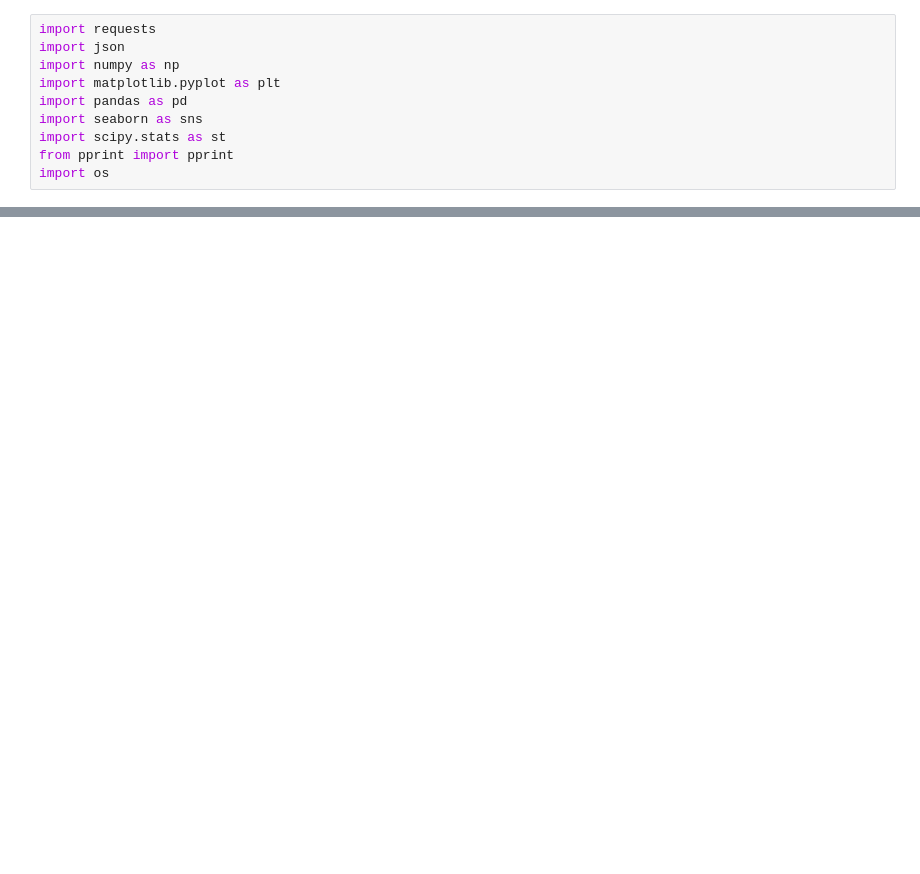
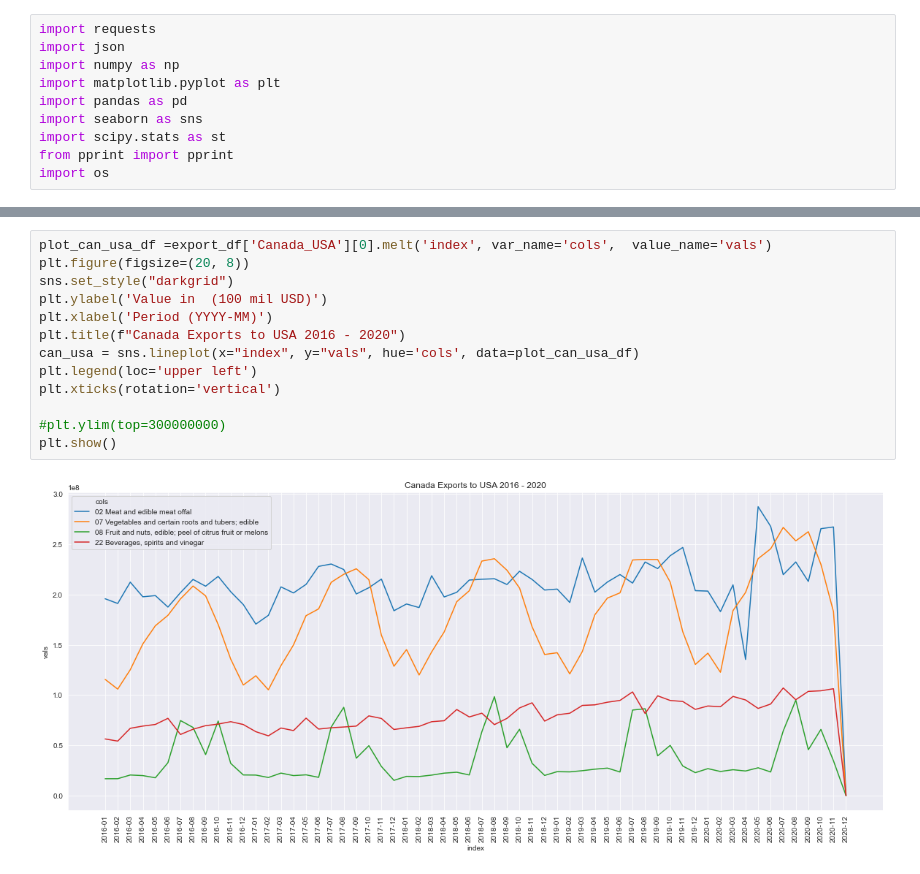
Before and after one commit to Abigail-GG/Project-1, a Jupyter notebook: tmec_analysis.ipynb, the cells around one changed output, grey strips where cells are left out. Cells and saved outputs as stored; diff of their text form; blank space fills up the shorter version.

```diff
--- a/tmec_analysis.ipynb
+++ b/tmec_analysis.ipynb
@@ -102,0 +109,15 @@ plt.show()
+# %%
+plot_can_usa_df =export_df['Canada_USA'][0].melt('index', var_name='cols',  value_name='vals')
+plt.figure(figsize=(20, 8))
+sns.set_style("darkgrid")
+plt.ylabel('Value in  (100 mil USD)')
+plt.xlabel('Period (YYYY-MM)')
+plt.title(f"Canada Exports to USA 2016 - 2020")
+can_usa = sns.lineplot(x="index", y="vals", hue='cols', data=plot_can_usa_df)
+plt.legend(loc='upper left')
+plt.xticks(rotation='vertical')
+
+#plt.ylim(top=300000000)
+plt.show()
+# %% [output]
+[figure, added]
```
Also changed, not shown: parts of 17 cells of this notebook.
